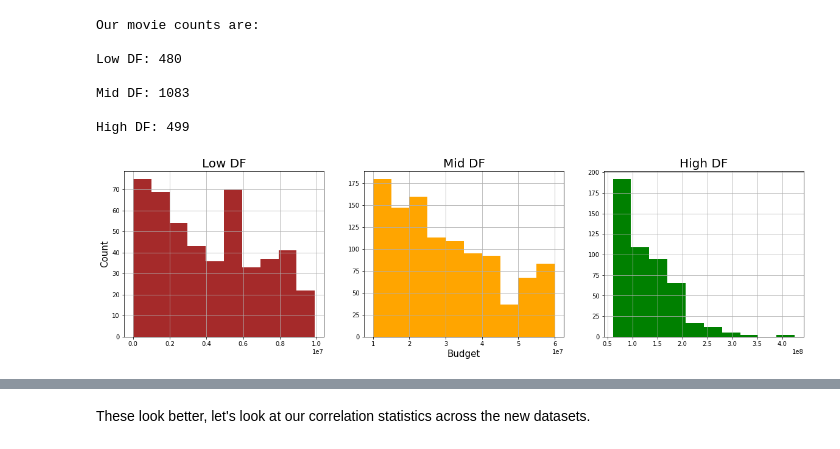
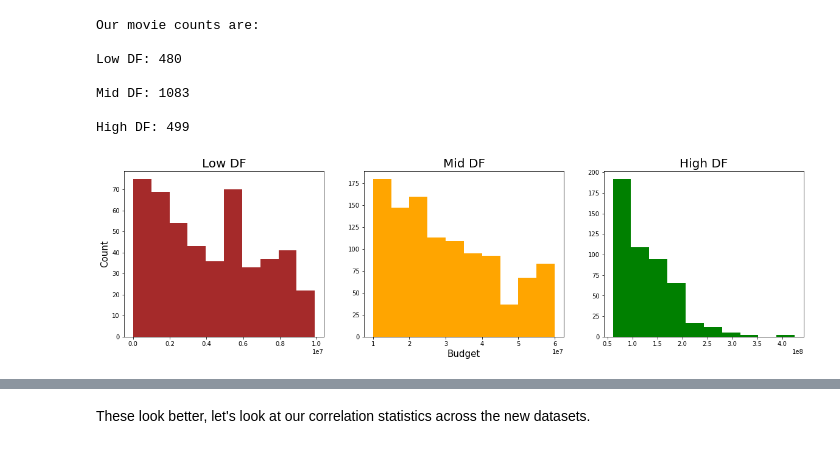
Before and after one commit to soohyunnie/avocoder-group-3-movie-analysis, a Jupyter notebook: Seth_Current_WB.ipynb, the cells around one changed output, grey strips where cells are left out. Saved outputs shown, nothing was run; the diff lists cells and outputs as text; code cells hidden in the pictures.

```diff
--- a/Seth_Current_WB.ipynb
+++ b/Seth_Current_WB.ipynb
@@ -71,6 +71,7 @@ df['profit'] = df['worldwide_gross'] - df['production_budget']
 df['prof_margin'] = round(((df['profit']/df['worldwide_gross']) * 100), 2)
 # We're using the below function to isolate the release year from the release date
 df['release_year'] = df['release_date'].map(lambda x: int(x[-4:]))
+df['roi'] = round(((df['profit']/df['production_budget']) * 100), 2)
 # %%
 # Anything older than the year 2005 will be removed, so we have a 10 year scope, using the last decade.
 filtered_df = df[df['release_year'] >= 2005]
@@ -164,14 +166,18 @@ High DF: 499
 # %%
 fig, axs = plt.subplots(1,3)
 filtered_df_low['production_budget'].hist(ax=axs[0],figsize=(20,5),color='brown')
 filtered_df_mid['production_budget'].hist(ax=axs[1],figsize=(20,5),color='orange')
 filtered_df_high['production_budget'].hist(ax=axs[2],figsize=(20,5),color='green')
 axs[0].set_title('Low DF',fontsize=20)
 axs[0].set_ylabel('Count',fontsize=15)
+axs[0].grid(False)
 axs[1].set_title('Mid DF',fontsize=20)
 axs[1].set_xlabel('Budget',fontsize=15)
+axs[1].grid(False)
 axs[2].set_title('High DF',fontsize=20);
+axs[2].grid(False)
+axs[2].set_xticks()
 
-plt.savefig('images/DataFramesThreeBudgets')
+plt.savefig('images/DataFramesThreeBudgets')a
 # %% [output]
-[figure, old version]
+[figure, new version]
```
Also changed, not shown: parts of 6 cells of this notebook, 4 other files.
